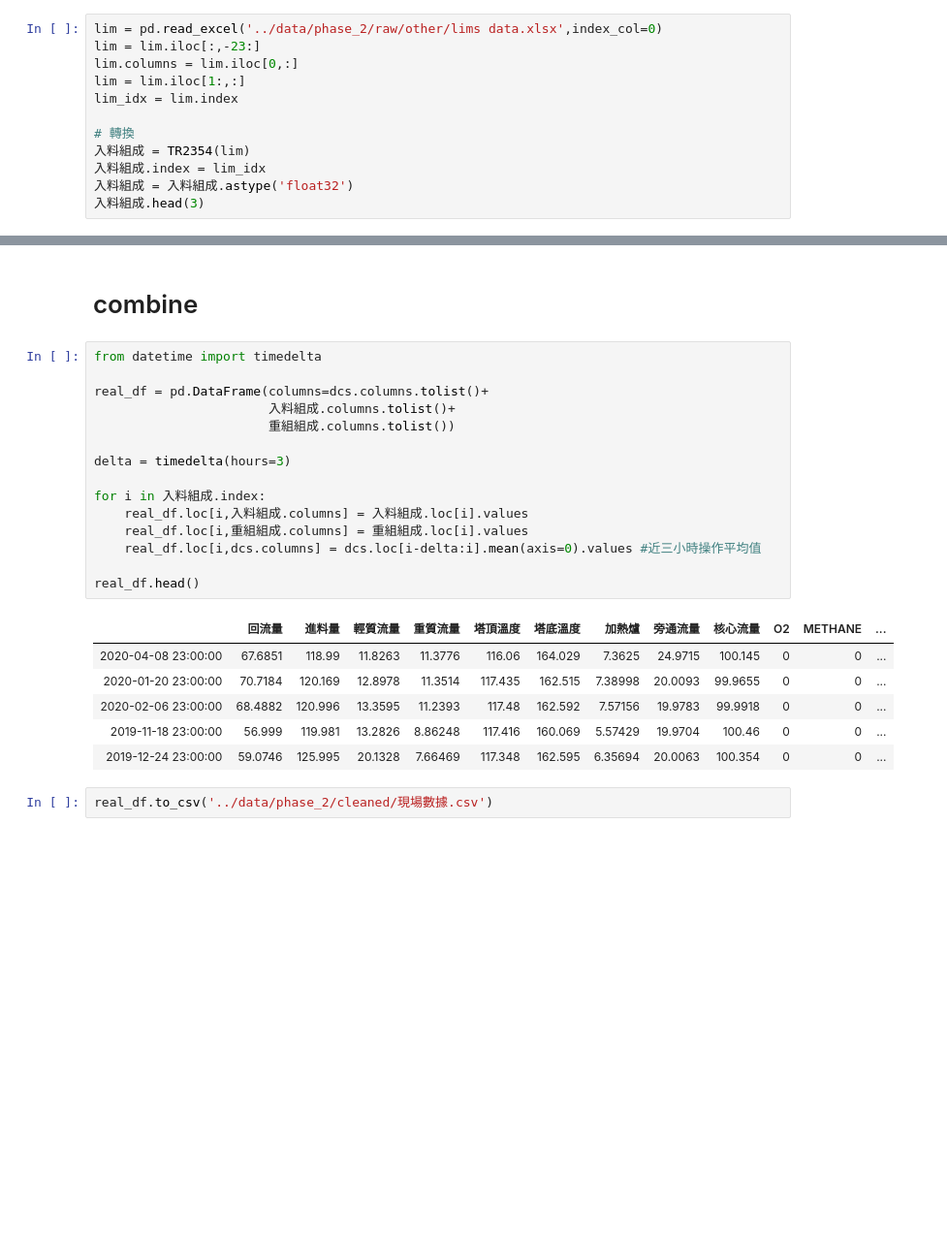
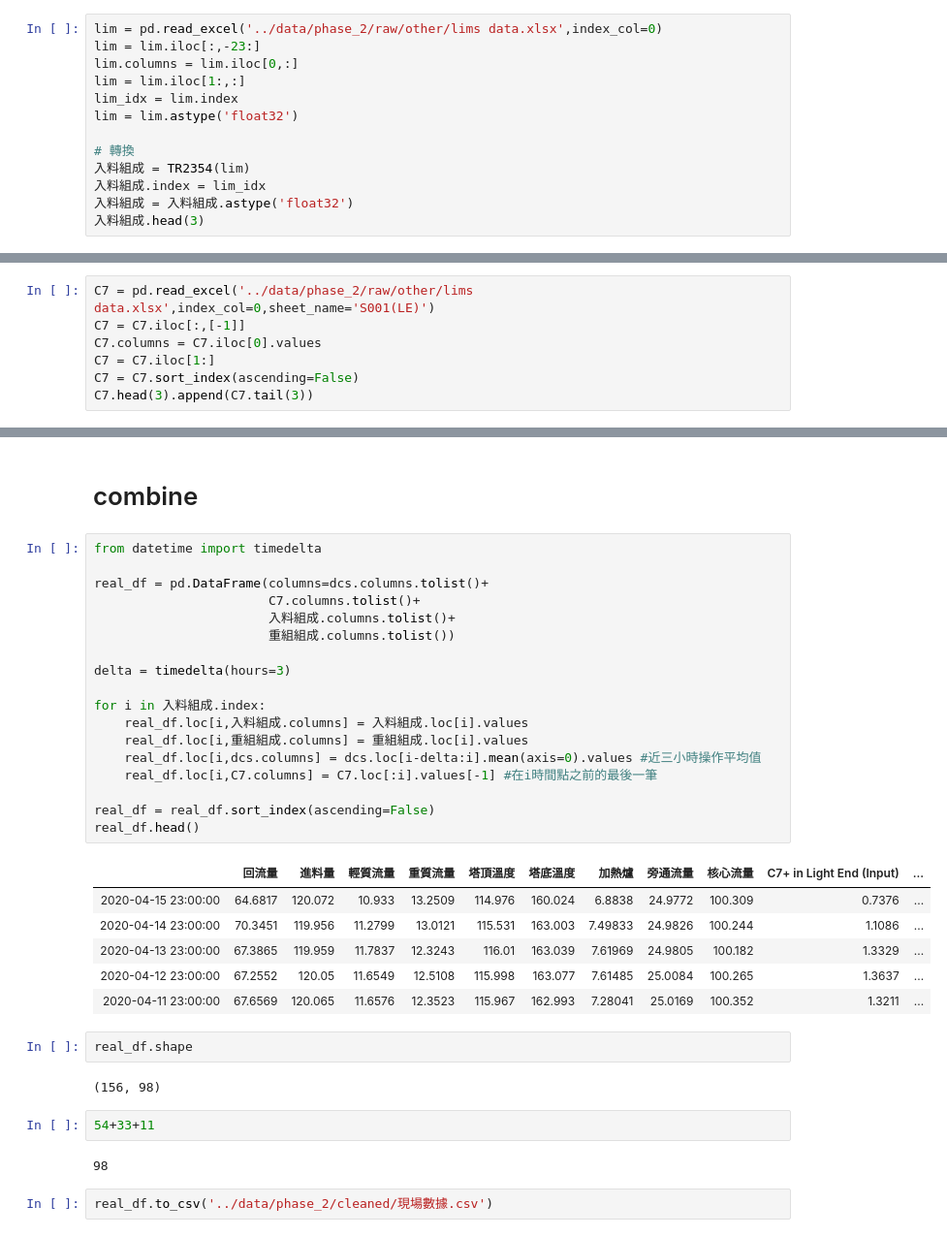
Before and after one commit to skywalker0803r/oil_project_20200424, a Jupyter notebook: notebook/現場數據整理及核對.ipynb, the cells around one changed output, grey strips where cells are left out. Shown: that part at 97% size. Cells and saved outputs as stored; diff of their text form; blank space fills up the shorter version.

```diff
--- a/notebook/現場數據整理及核對.ipynb
+++ b/notebook/現場數據整理及核對.ipynb
@@ -113,6 +119,7 @@ lim = lim.iloc[:,-23:]
 lim.columns = lim.iloc[0,:]
 lim = lim.iloc[1:,:]
 lim_idx = lim.index
+lim = lim.astype('float32')
 
 # 轉換
 入料組成 = TR2354(lim)
@@ -147,0 +157,7 @@ commom_idx = list(set(入料組成.index)&set(重組組成.index))
+# %%
+C7 = pd.read_excel('../data/phase_2/raw/other/lims data.xlsx',index_col=0,sheet_name='S001(LE)')
+C7 = C7.iloc[:,[-1]]
+C7.columns = C7.iloc[0].values
+C7 = C7.iloc[1:]
+C7 = C7.sort_index(ascending=False)
+C7.head(3).append(C7.tail(3))
@@ -150,24 +174,35 @@ commom_idx = list(set(入料組成.index)&set(重組組成.index))
 # %%
 from datetime import timedelta
 
 real_df = pd.DataFrame(columns=dcs.columns.tolist()+
+                       C7.columns.tolist()+
                        入料組成.columns.tolist()+
                        重組組成.columns.tolist())
 
 delta = timedelta(hours=3)
 
 for i in 入料組成.index:
     real_df.loc[i,入料組成.columns] = 入料組成.loc[i].values
     real_df.loc[i,重組組成.columns] = 重組組成.loc[i].values
     real_df.loc[i,dcs.columns] = dcs.loc[i-delta:i].mean(axis=0).values #近三小時操作平均值
+    real_df.loc[i,C7.columns] = C7.loc[:i].values[-1] #在i時間點之前的最後一筆
 
+real_df = real_df.sort_index(ascending=False)
 real_df.head()
 # %% [output]
-|  | 回流量 | 進料量 | 輕質流量 | 重質流量 | 塔頂溫度 | 塔底溫度 | 加熱爐 | 旁通流量 | 核心流量 | O2 | METHANE | ... |
-| 2020-04-08 23:00:00 | 67.6851 | 118.99 | 11.8263 | 11.3776 | 116.06 | 164.029 | 7.3625 | 24.9715 | 100.145 | 0 | 0 | ... |
-| 2020-01-20 23:00:00 | 70.7184 | 120.169 | 12.8978 | 11.3514 | 117.435 | 162.515 | 7.38998 | 20.0093 | 99.9655 | 0 | 0 | ... |
-| 2020-02-06 23:00:00 | 68.4882 | 120.996 | 13.3595 | 11.2393 | 117.48 | 162.592 | 7.57156 | 19.9783 | 99.9918 | 0 | 0 | ... |
-| 2019-11-18 23:00:00 | 56.999 | 119.981 | 13.2826 | 8.86248 | 117.416 | 160.069 | 5.57429 | 19.9704 | 100.46 | 0 | 0 | ... |
-| 2019-12-24 23:00:00 | 59.0746 | 125.995 | 20.1328 | 7.66469 | 117.348 | 162.595 | 6.35694 | 20.0063 | 100.354 | 0 | 0 | ... |
+|  | 回流量 | 進料量 | 輕質流量 | 重質流量 | 塔頂溫度 | 塔底溫度 | 加熱爐 | 旁通流量 | 核心流量 | C7+ in Light End (Input) | ... |
+| 2020-04-15 23:00:00 | 64.6817 | 120.072 | 10.933 | 13.2509 | 114.976 | 160.024 | 6.8838 | 24.9772 | 100.309 | 0.7376 | ... |
+| 2020-04-14 23:00:00 | 70.3451 | 119.956 | 11.2799 | 13.0121 | 115.531 | 163.003 | 7.49833 | 24.9826 | 100.244 | 1.1086 | ... |
+| 2020-04-13 23:00:00 | 67.3865 | 119.959 | 11.7837 | 12.3243 | 116.01 | 163.039 | 7.61969 | 24.9805 | 100.182 | 1.3329 | ... |
+| 2020-04-12 23:00:00 | 67.2552 | 120.05 | 11.6549 | 12.5108 | 115.998 | 163.077 | 7.61485 | 25.0084 | 100.265 | 1.3637 | ... |
+| 2020-04-11 23:00:00 | 67.6569 | 120.065 | 11.6576 | 12.3523 | 115.967 | 162.993 | 7.28041 | 25.0169 | 100.352 | 1.3211 | ... |
+# %%
+real_df.shape
+# %% [output]
+(156, 98)
+# %%
+54+33+11
+# %% [output]
+98
 # %%
 real_df.to_csv('../data/phase_2/cleaned/現場數據.csv')
```
Also changed, not shown: parts of 33 cells of this notebook, 9 other files.
